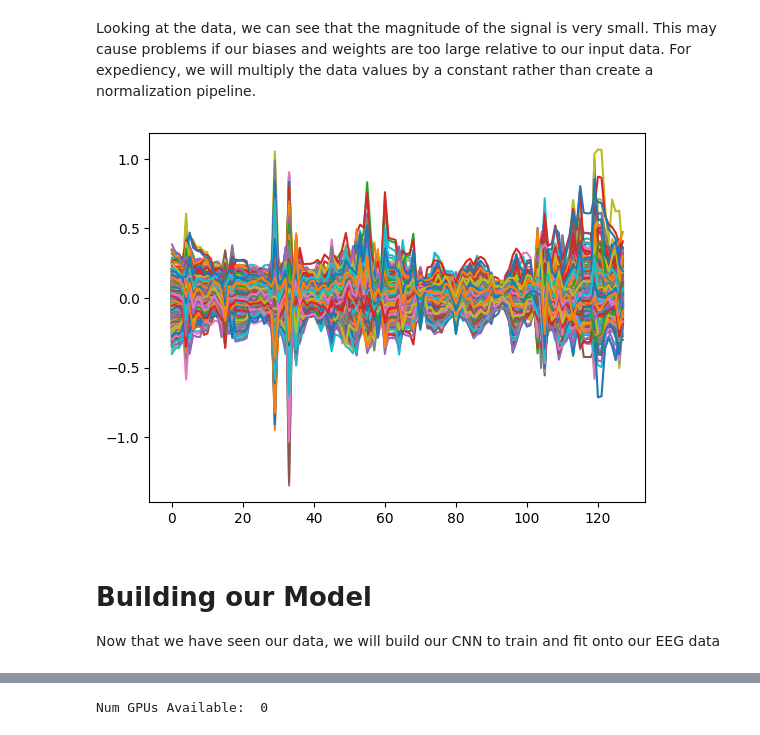
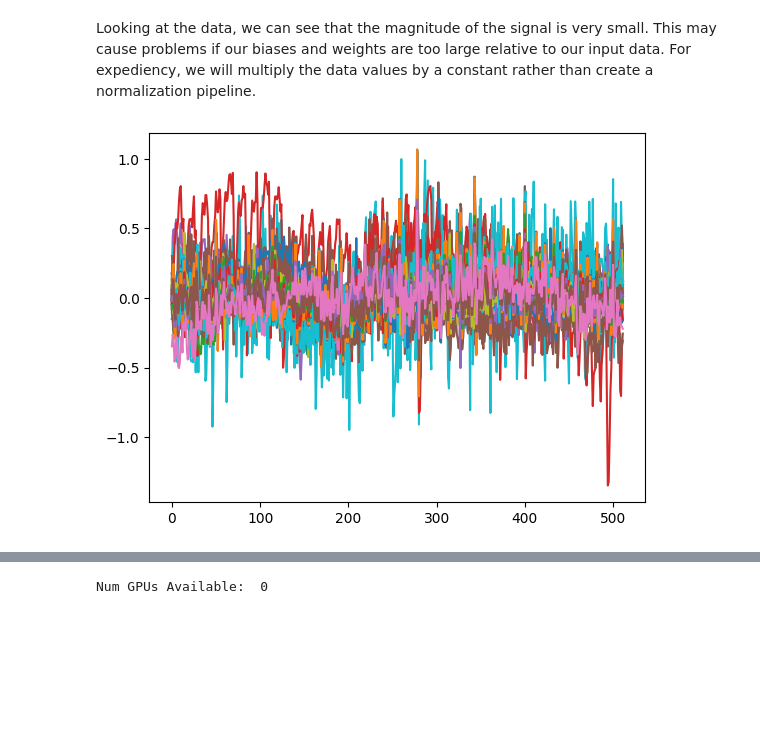
Before and after one commit to nelewerner/ml-project, a Jupyter notebook: inner-speech-drake.ipynb, the cells around one changed output, grey strips where cells are left out. Drawn from its saved outputs; the diff is of its cells as text; code cells hidden in the pictures; blank space fills up the shorter version.

Commit message:
Kaggle Notebook | Inner Speech - Drake | Version 12 - depthwise

```diff
--- a/inner-speech-drake.ipynb
+++ b/inner-speech-drake.ipynb
@@ -101,4 +88,4 @@ samples2, labels2 = Extract_data_from_subject(root_dir,N_S,datatype)
 # %%
-Subj2 = Select_time_window(X = samples2, t_start = Tstart, t_end = Tend, fs = fs)
+Subj_2 = Select_time_window(X = X2, t_start = Tstart, t_end = Tend, fs = fs)
 # %%
-Subj2_inner, labels2_inner = Transform_for_classificator(X = Subj2, Y = labels2, Classes = [['ALL']], Conditions = [['Inner']])
+Subj_2_inner, Labels_2_inner = Transform_for_classificator(X = Subj_2, Y = Y2, Classes = [['ALL']], Conditions = [['Inner']])
@@ -117,3 +99,3 @@ labels = labels2_inner[:,1]
 # %%
-X = Subj2_inner
-y = labels
+X = Subj_2_inner
+y = labels_
@@ -123,0 +102,3 @@ plt.plot(Subj2_inner[1,:,:]);
+# %%
+for i in range(X.shape[1]-1):
+    plt.plot(X[1,i,:]);
@@ -124,13 +107,10 @@ plt.plot(Subj2_inner[1,:,:]);
 # %% [markdown]
 Looking at the data, we can see that the magnitude of the signal is very small. This may cause problems if our biases and weights are too large relative to our input data. For expediency, we will multiply the data values by a constant rather than create a normalization pipeline.
 # %%
-X = X * (10**4)
-plt.plot(X[1,:,:]);
+X_resize = X * (10**4)
+for i in range(X_resize.shape[1]-1):
+    plt.plot(X_resize[1,i,:]);
 # %% [output]
-[figure, old version]
+[figure, new version]
-# %% [markdown]
-# Building our Model
-
-Now that we have seen our data, we will build our CNN to train and fit onto our EEG data
 # %%
 # split data into train and test set
```
Also changed, not shown: parts of 23 cells of this notebook.
